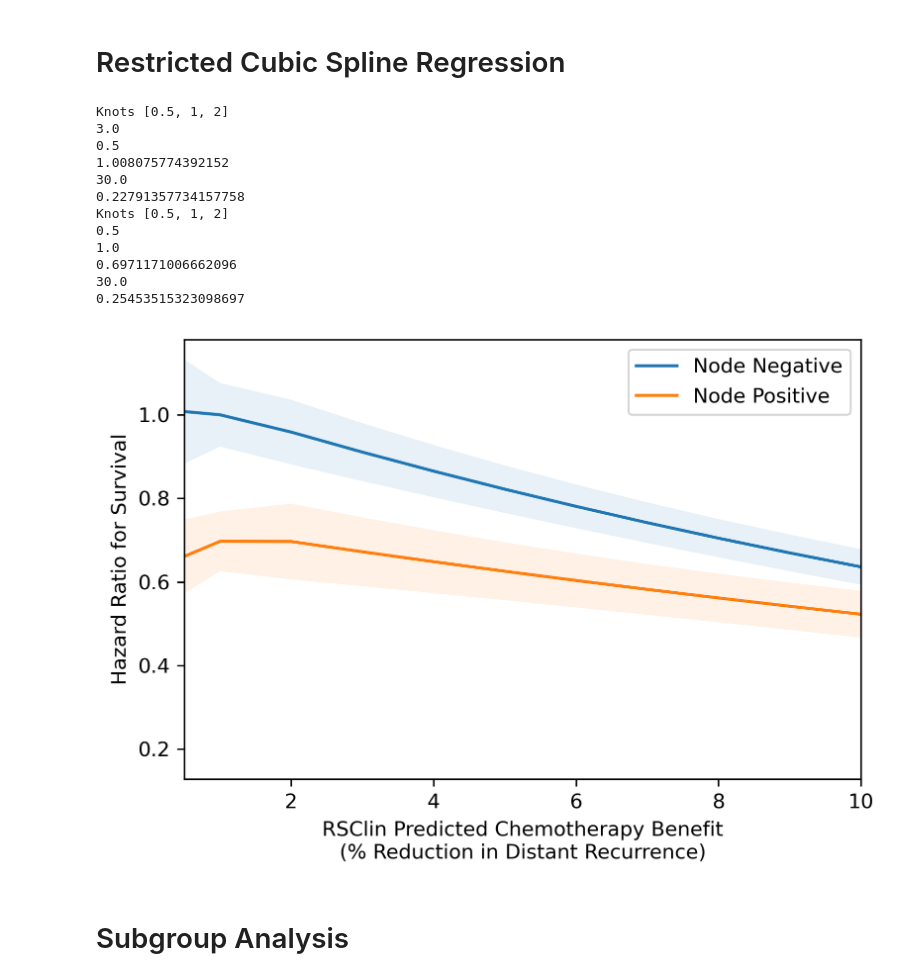
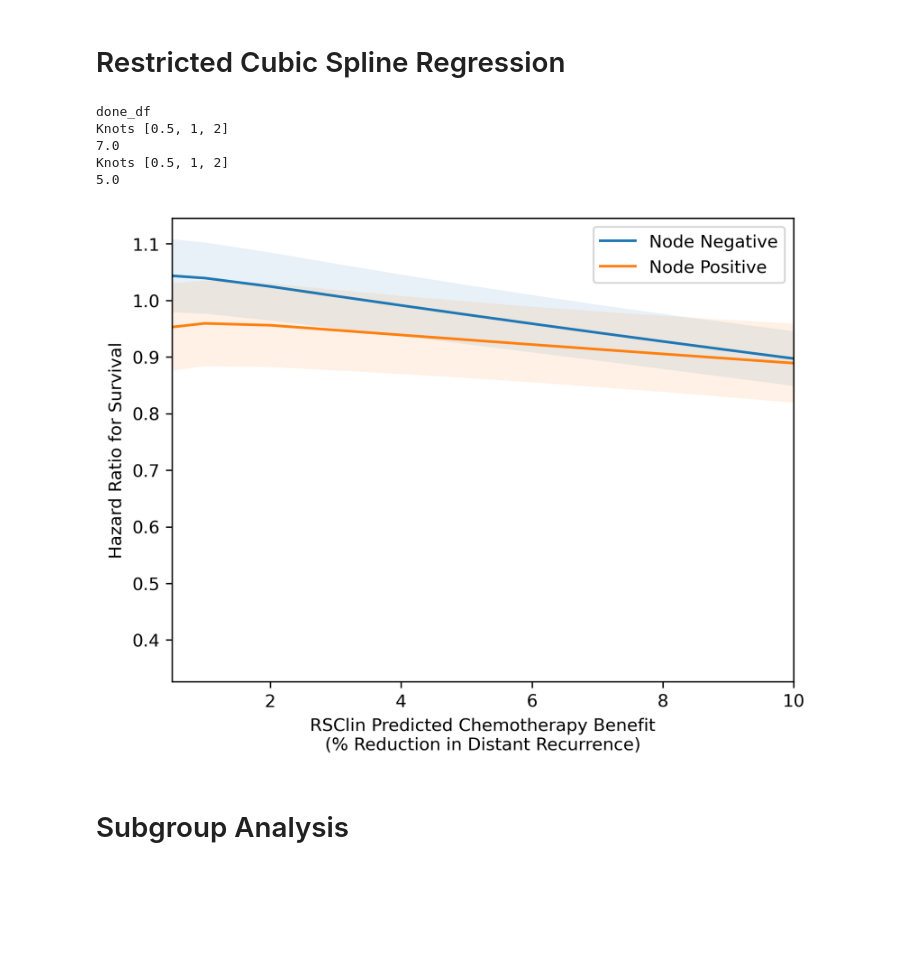
Before and after one commit to fmhoward/NCDBRSClin, a Jupyter notebook: RSClin NCDB.ipynb, the cells around one changed output. Cells and saved outputs as stored; diff of their text form; code cells hidden in the pictures; blank space fills up the shorter version.

```diff
--- a/RSClin NCDB.ipynb
+++ b/RSClin NCDB.ipynb
@@ -867,0 +1894,32 @@ For CoxPH model including age, grade, tumor_size, recurrence_score, chemo*RS: CI
+# %%
+##Description of low / intermediate / high risk groups of Oncotype and RSClin
+#df = prepareDataset(LN=0)
+from scipy.ndimage.filters import gaussian_filter1d
+fig, ax1 = plt.subplots(dpi = 300)
+list_oncotype = df['recurrence_score'].value_counts().sort_index()
+list_chemo = df.loc[df.chemo == 1, 'recurrence_score'].value_counts().sort_index()
+#print((list_chemo/list_oncotype).to_string())
+#print([0 if math.isnan(x) else x for x in list_chemo/list_oncotype])
+#print([x for x in list_oncotype.index])
+#ax1.plot(list_oncotype.index,[0 if math.isnan(x) else x for x in list_chemo/list_oncotype])
+lns1 = ax1.plot(list_oncotype.index, gaussian_filter1d([0 if math.isnan(x) else x for x in list_chemo/list_oncotype], sigma=2), label = 'Oncotype')
+#ax1.plot(list_oncotype.index, make_interp_spline([x for x in list_oncotype.index], [0 if math.isnan(x) else x for x in list_chemo/list_oncotype], k = 5)(list_oncotype.index), label = 'Oncotype')
+ax2 = ax1.twiny()
+
+list_rsclin = df['absBenefitAI'].value_counts().sort_index()
+list_chemo = df.loc[df.chemo == 1, 'absBenefitAI'].value_counts().sort_index()
+#ax2.plot(list_rsclin.index, [0 if math.isnan(x) else x for x in list_chemo/list_rsclin], label = 'RSClin')
+lns2 = ax2.plot(list_rsclin.index, gaussian_filter1d([0 if math.isnan(x) else x for x in list_chemo/list_rsclin], sigma=2), label = 'RSClin', color = 'C1')
+fig.tight_layout()
+
+# added these three lines
+lns = lns1+lns2
+labs = [l.get_label() for l in lns]
+ax1.legend(lns, labs, loc=0)
+ax1.set_xlabel("OncotypeDx Score")
+ax2.set_xlabel("RSClin Predicted % Chemo Benefit")
+ax1.set_ylabel("Proportion Receiving Chemo")
+ax1.set_xlim(0, 100)
+ax2.set_xlim(0, 100)
+fig.savefig("Supplemental Figure.png",bbox_inches="tight")
+plt.show()
@@ -959,11 +2019,11 @@ def graphSpline3(df, column, ax, label, lb = 0, ub = 40, knots = 3, knotlist = N
         colsvarchemo += ['rcsc' + str(s+1)]
         df['rcsc' + str(s+1)] = df['rcs' + str(s+1)] * df['chemo']
     print("Knots " + str(knotlist))
-    cph = CoxPHFitter(penalizer = 0.00001)
+    cph = CoxPHFitter(penalizer = 0.001)
     #cph.fit(df[colsvarchemo + ['chemo'] + colsvar + ['last_contact', 'alive'] + covariates],
     #        duration_col='last_contact', event_col='alive', step_size=0.001)
     cph.fit(df[colsvarchemo + ['chemo'] + colsvar + ['last_contact', 'alive', 'score_ACRI'] + covariates],
-            duration_col='last_contact', event_col='alive', weights_col = 'score_ACRI')
+            duration_col='last_contact', event_col='alive', weights_col = 'score_ACRI', robust = False)
     cis = cph.confidence_intervals_.values.tolist()
     hrs = cph.params_.values.tolist()
     ses = cph.standard_errors_.values.tolist()
@@ -994,47 +2054,43 @@ def graphSpline3(df, column, ax, label, lb = 0, ub = 40, knots = 3, knotlist = N
     minV = 1
     maxV = 0
     minX = 1
     maxX = 0
     for i,j in zip(df[column], d):
         if j < minV:
             minV = j
             minX = i
         if j > maxV:
             maxV = j
             maxX = i
     print(cutoff)
     ax.plot(df[column], d, label =  label)
     ax.fill_between(df[column], d - 1.96 * covarp, d + 1.96 * covarp, alpha=.1)
 
 def plotSplines(df1, df2, var, lb = -1, ub = 150, knots = 3, knotlist = None, covariates = []):
     #Function to generate a plot with two dataframes for node negative ande node positive patients
     fig, ax = plt.subplots(1,1, dpi = 300)
     graphSpline3(df1, var, ax, 'Node Negative', lb = lb, ub = ub, knots = knots, knotlist = knotlist, covariates = covariates)
     graphSpline3(df2, var, ax, 'Node Positive', lb = lb, ub = ub, knots = knots, knotlist = knotlist, covariates = covariates)
     ax.set_xlim([0.5,10])
     ax.set_ylabel('Hazard Ratio for Survival')
     ax.set_xlabel('RSClin Predicted Chemotherapy Benefit\n(% Reduction in Distant Recurrence)')
     ax.legend()
     fig.savefig("figure 5.png", bbox_inches="tight")
     plt.show()
 
-df1 = prepareDataset(LN = 0)
-df2 = prepareDataset(LN = 1)
-plotSplines(df1.copy(), df2.copy(), 'absBenefitAI', -1, 31, 3, covariates = [], knotlist = [0.5, 1, 2]) #'age', 'cdcc', 'insurance', 'race_black', 'race_hispanic', 'race_other'])
+df1 = prepareDataset(LN = 0, ncdbfile = 'NCDB2020.csv', dropna = ['age', 'cdcc', 'race_black', 'race_hispanic', 'race_asian', 'race_other', 'insurance_parse', 'last_contact', 'grade', 'tumor_size', 'alive', 'riskTAM'])
+df2 = prepareDataset(LN = 1, ncdbfile = 'NCDB2020.csv', dropna = ['age', 'cdcc', 'race_black', 'race_hispanic', 'race_asian', 'race_other', 'insurance_parse', 'last_contact', 'grade', 'tumor_size', 'alive', 'riskTAM'])
+print('done_df')
+df1['score_ACRI']=1
+df2['score_ACRI']=1
+plotSplines(df1.copy(), df2.copy(), 'absBenefitAI', -1, 51, 3, covariates = ['age', 'cdcc', 'race_black', 'race_hispanic', 'race_asian', 'race_other', 'insurance_parse'], knotlist = [0.5, 1, 2])
 # %% [output]
+done_df
 Knots [0.5, 1, 2]
-3.0
-0.5
-1.008075774392152
-30.0
-0.22791357734157758
+7.0
 Knots [0.5, 1, 2]
-0.5
-1.0
-0.6971171006662096
-30.0
-0.25453515323098697
+5.0
-[figure, old version]
+[figure, new version]
 # %% [markdown]
 # Subgroup Analysis
 # %%
```
Also changed, not shown: parts of 17 cells of this notebook.
